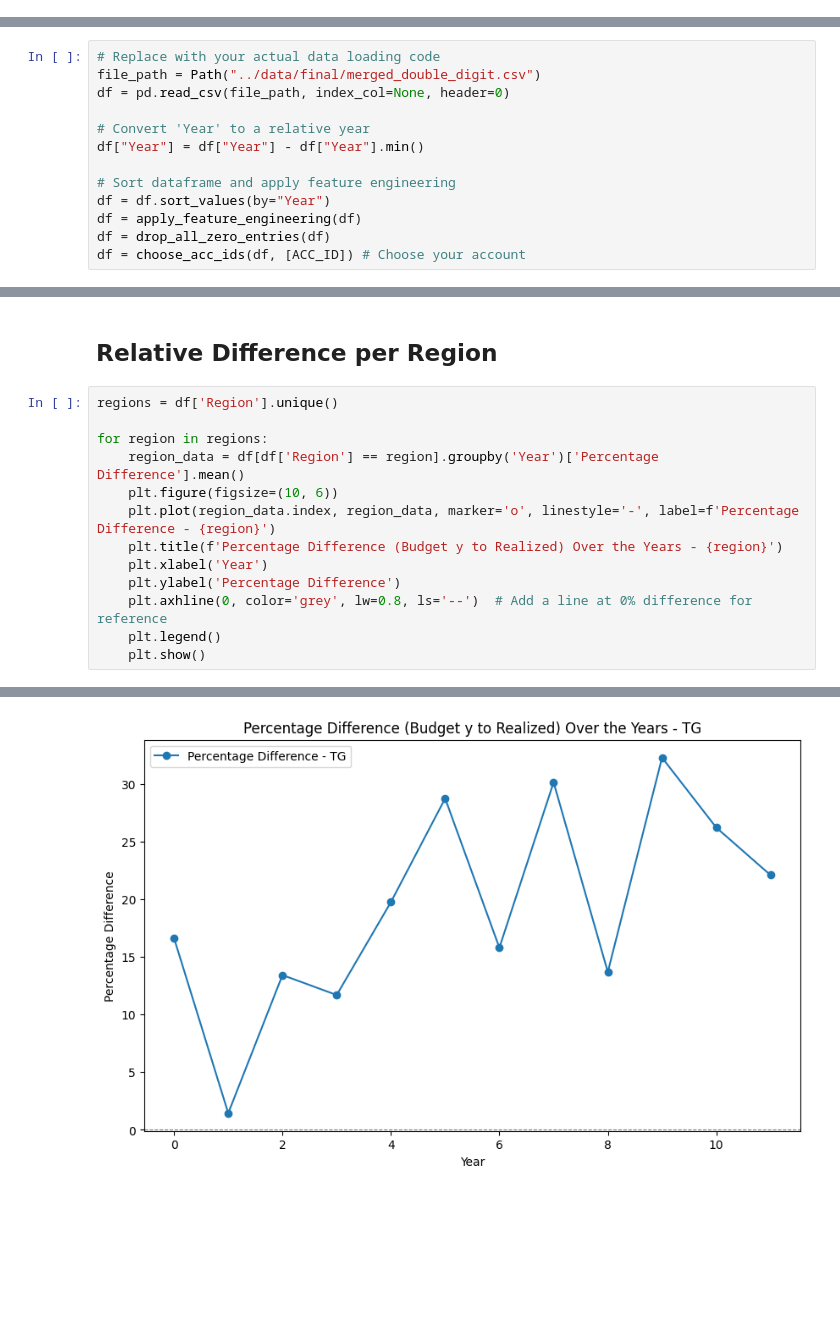
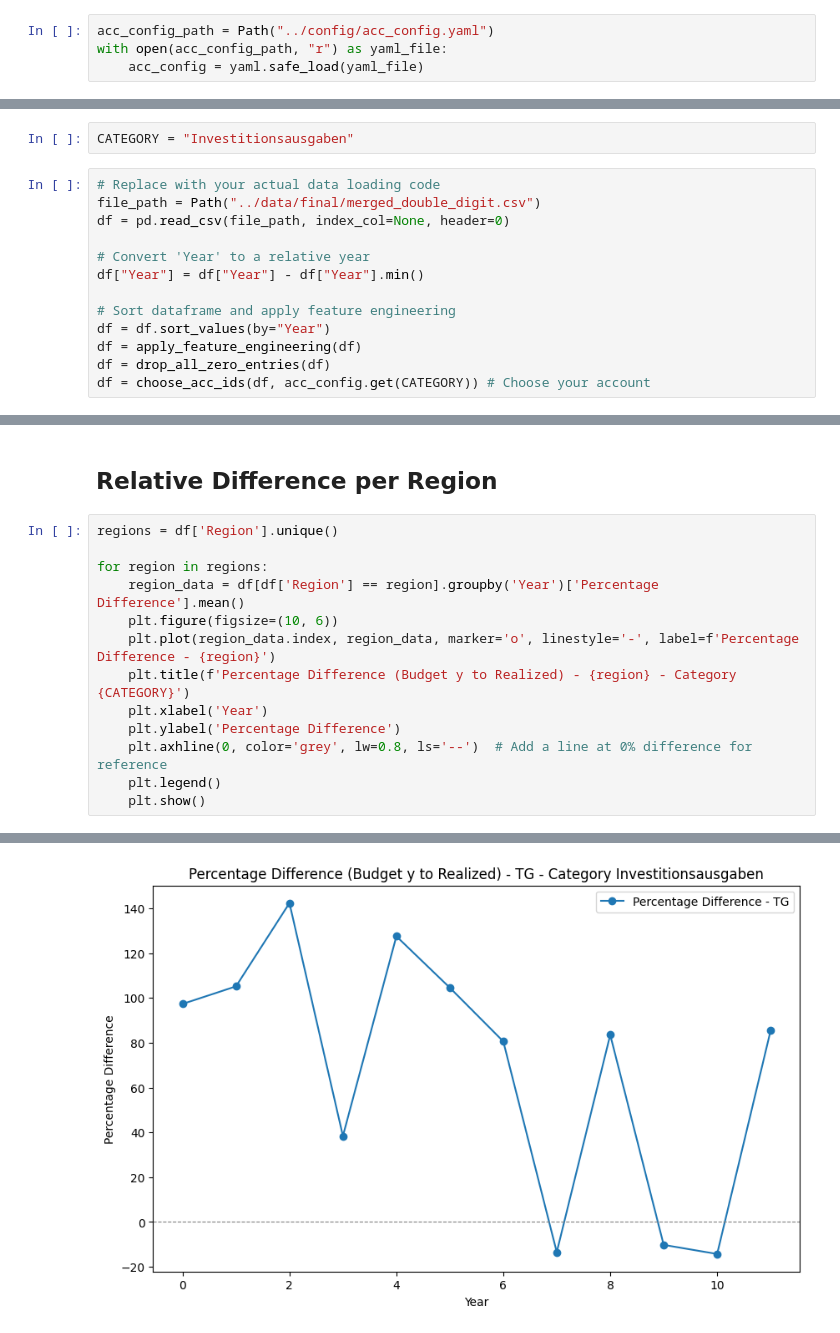
Before and after one commit to marccgrau/xai_budgeting, a Jupyter notebook: notebooks/Acc_plotter.ipynb, the cells around one changed output, grey strips where cells are left out. Saved outputs shown, nothing was run; the diff lists cells and outputs as text; blank space fills up the shorter version.

```diff
--- a/notebooks/Acc_plotter.ipynb
+++ b/notebooks/Acc_plotter.ipynb
@@ -11,2 +12,6 @@ from src.feature_engineering import (
+# %%
+acc_config_path = Path("../config/acc_config.yaml")
+with open(acc_config_path, "r") as yaml_file:
+    acc_config = yaml.safe_load(yaml_file)
 # %% [markdown]
 ## Choose Account to have a look at
@@ -15,3 +18,5 @@ ACC_ID = 50
+# %%
+CATEGORY = "Investitionsausgaben"
 # %%
 # Replace with your actual data loading code
 file_path = Path("../data/final/merged_double_digit.csv")
@@ -24,7 +29,7 @@ df["Year"] = df["Year"] - df["Year"].min()
 df = df.sort_values(by="Year")
 df = apply_feature_engineering(df)
 df = drop_all_zero_entries(df)
-df = choose_acc_ids(df, [ACC_ID]) # Choose your account
+df = choose_acc_ids(df, acc_config.get(CATEGORY)) # Choose your account
 # %%
 # Calculate the percentage difference and handle division by zero
 df['Percentage Difference'] = ((df['Budget y'] - df['Realized']) / df['Realized']).replace([np.inf, -np.inf], np.nan) * 100
@@ -73,7 +93,7 @@ for region in regions:
     region_data = df[df['Region'] == region].groupby('Year')['Percentage Difference'].mean()
     plt.figure(figsize=(10, 6))
     plt.plot(region_data.index, region_data, marker='o', linestyle='-', label=f'Percentage Difference - {region}')
-    plt.title(f'Percentage Difference (Budget y to Realized) Over the Years - {region}')
+    plt.title(f'Percentage Difference (Budget y to Realized) - {region} - Category {CATEGORY}')
     plt.xlabel('Year')
     plt.ylabel('Percentage Difference')
     plt.axhline(0, color='grey', lw=0.8, ls='--')  # Add a line at 0% difference for reference
@@ -87 +107 @@ for region in regions:
-[figure, old version]
+[figure, new version]
```
Also changed, not shown: parts of 7 cells of this notebook.
